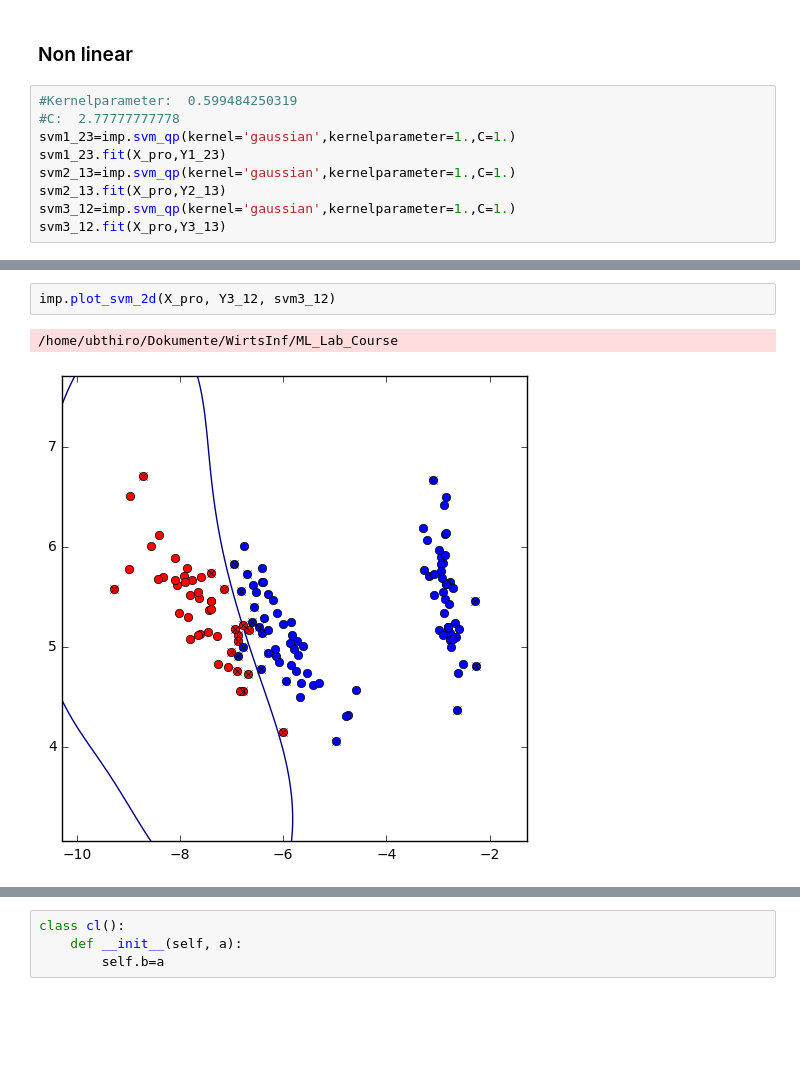
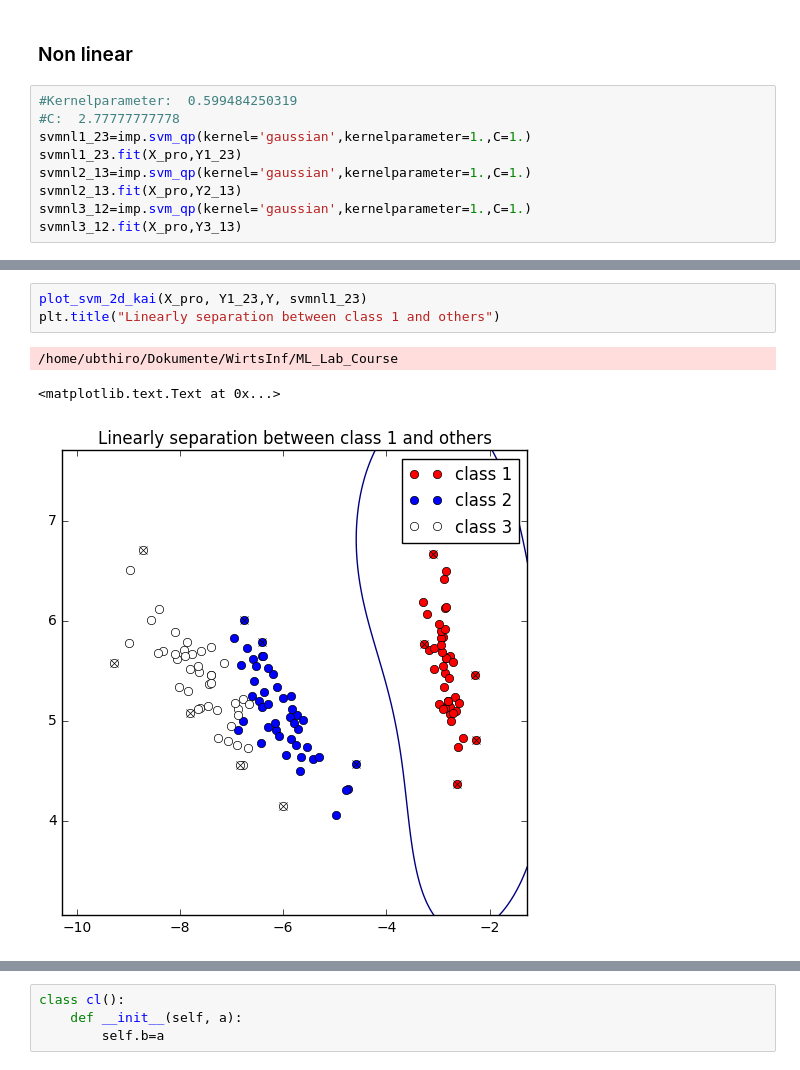
Before and after one commit to hirogit1002/ML_lab, a Jupyter notebook: 04/assign4.ipynb, the cells around one changed output, grey strips where cells are left out. Cells and saved outputs as stored; diff of their text form; blank space fills up the shorter version.

```diff
--- a/04/assign4.ipynb
+++ b/04/assign4.ipynb
@@ -352,12 +364,12 @@ imp.plot_svm_2d(X_pro, Y3_12, svm3_12)
 # %%
 #Kernelparameter:  0.599484250319
 #C:  2.77777777778
-svm1_23=imp.svm_qp(kernel='gaussian',kernelparameter=1.,C=1.)
-svm1_23.fit(X_pro,Y1_23)
-svm2_13=imp.svm_qp(kernel='gaussian',kernelparameter=1.,C=1.)
-svm2_13.fit(X_pro,Y2_13)
-svm3_12=imp.svm_qp(kernel='gaussian',kernelparameter=1.,C=1.)
-svm3_12.fit(X_pro,Y3_13)
+svmnl1_23=imp.svm_qp(kernel='gaussian',kernelparameter=1.,C=1.)
+svmnl1_23.fit(X_pro,Y1_23)
+svmnl2_13=imp.svm_qp(kernel='gaussian',kernelparameter=1.,C=1.)
+svmnl2_13.fit(X_pro,Y2_13)
+svmnl3_12=imp.svm_qp(kernel='gaussian',kernelparameter=1.,C=1.)
+svmnl3_12.fit(X_pro,Y3_13)
 # %% [output]
      pcost       dcost       gap    pres   dres
  0: -1.2280e+00 -1.5060e+02  6e+02  1e+00  6e-16
@@ -400,5 +406,7 @@ imp.plot_svm_2d(X_pro, Y2_13, svm2_13)
-# %%
-imp.plot_svm_2d(X_pro, Y3_12, svm3_12)
-# %% [output]
-/home/ubthiro/Dokumente/WirtsInf/ML_Lab_Course
-[figure, removed]
+# %%
+plot_svm_2d_kai(X_pro, Y1_23,Y, svmnl1_23)
+plt.title("Linearly separation between class 1 and others")
+# %% [output]
+/home/ubthiro/Dokumente/WirtsInf/ML_Lab_Course
+<matplotlib.text.Text at 0x...>
+[figure, added]
```
Also changed, not shown: parts of 12 cells of this notebook.
